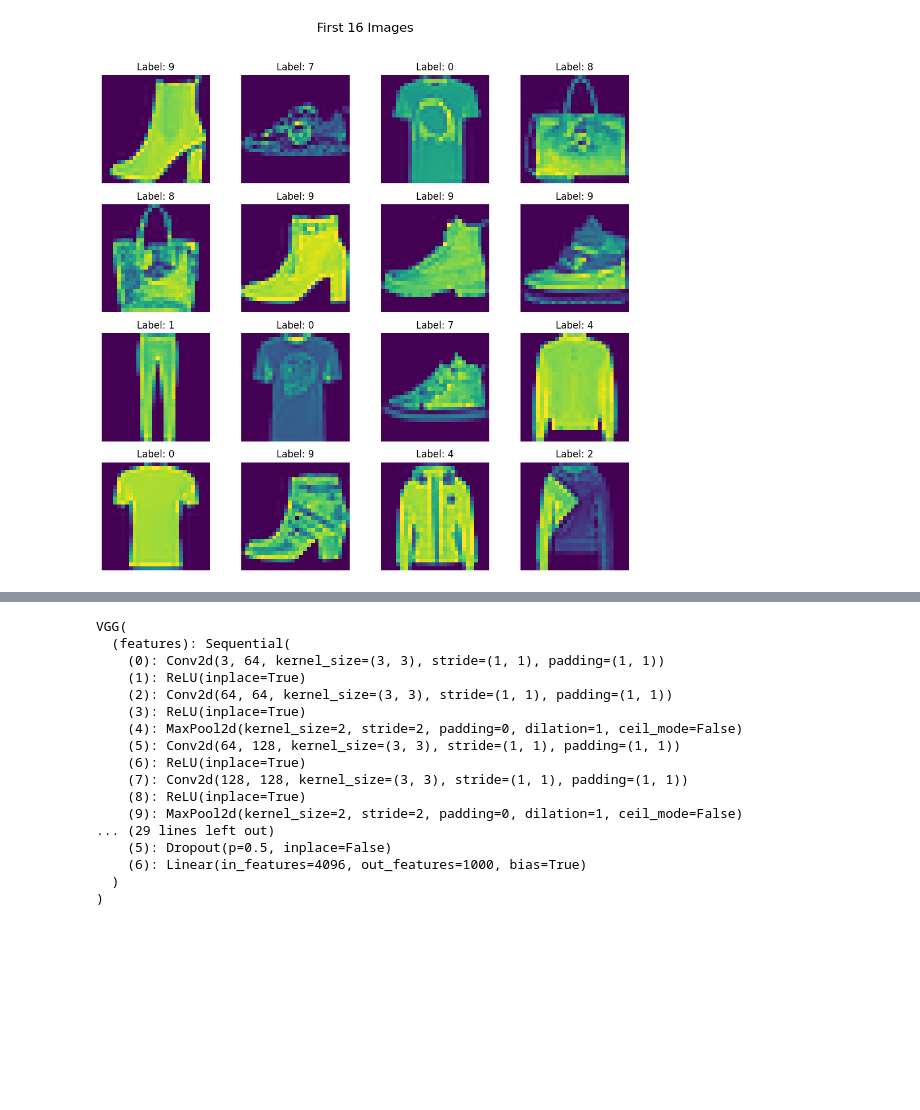
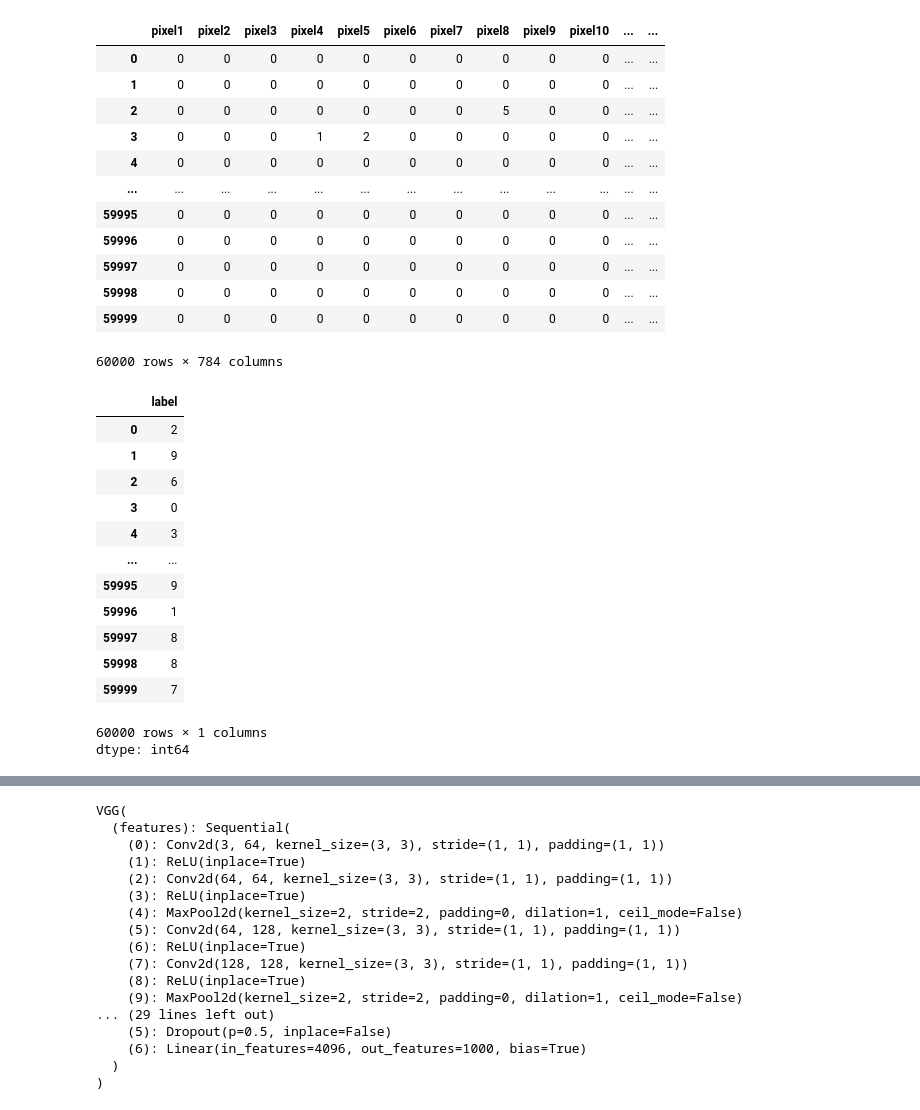
Before and after one commit to Swapn2/PyTorch, a Jupyter notebook: transfer_learning_fashion_mnist_pytorch_gpu.ipynb, the cells around one changed output, grey strips where cells are left out. Saved outputs shown, nothing was run; the diff lists cells and outputs as text; code cells hidden in the pictures; blank space fills up the shorter version.

```diff
--- a/transfer_learning_fashion_mnist_pytorch_gpu.ipynb
+++ b/transfer_learning_fashion_mnist_pytorch_gpu.ipynb
@@ -37,21 +42,3 @@ df.shape
-# %%
-# Create a 4x4 grid of images
-fig, axes = plt.subplots(4, 4, figsize=(10, 10))
-fig.suptitle("First 16 Images", fontsize=16)
-
-# Plot the first 16 images from the dataset
-for i, ax in enumerate(axes.flat):
-    img = df.iloc[i, 1:].values.reshape(28, 28)  # Reshape to 28x28
-    ax.imshow(img)  # Display in grayscale
-    ax.axis('off')  # Remove axis for a cleaner look
-    ax.set_title(f"Label: {df.iloc[i, 0]}")  # Show the label
-
-plt.tight_layout(rect=[0, 0, 1, 0.96])  # Adjust layout to fit the title
-plt.show()
-# %% [output]
-[figure, removed]
 # %%
-# train test split
-
-X = df.iloc[:, 1:].values
-y = df.iloc[:, 0].values
+x = df.iloc[:,1:]
+y = df.iloc[:,0]
@@ -69,0 +45,33 @@ custom_transform = transforms.Compose([
+# %%
+x
+# %% [output]
+|  | pixel1 | pixel2 | pixel3 | pixel4 | pixel5 | pixel6 | pixel7 | pixel8 | pixel9 | pixel10 | ... | ... |
+| 0 | 0 | 0 | 0 | 0 | 0 | 0 | 0 | 0 | 0 | 0 | ... | ... |
+| 1 | 0 | 0 | 0 | 0 | 0 | 0 | 0 | 0 | 0 | 0 | ... | ... |
+| 2 | 0 | 0 | 0 | 0 | 0 | 0 | 0 | 5 | 0 | 0 | ... | ... |
+| 3 | 0 | 0 | 0 | 1 | 2 | 0 | 0 | 0 | 0 | 0 | ... | ... |
+| 4 | 0 | 0 | 0 | 0 | 0 | 0 | 0 | 0 | 0 | 0 | ... | ... |
+| ... | ... | ... | ... | ... | ... | ... | ... | ... | ... | ... | ... | ... |
+| 59995 | 0 | 0 | 0 | 0 | 0 | 0 | 0 | 0 | 0 | 0 | ... | ... |
+| 59996 | 0 | 0 | 0 | 0 | 0 | 0 | 0 | 0 | 0 | 0 | ... | ... |
+| 59997 | 0 | 0 | 0 | 0 | 0 | 0 | 0 | 0 | 0 | 0 | ... | ... |
+| 59998 | 0 | 0 | 0 | 0 | 0 | 0 | 0 | 0 | 0 | 0 | ... | ... |
+| 59999 | 0 | 0 | 0 | 0 | 0 | 0 | 0 | 0 | 0 | 0 | ... | ... |
+60000 rows × 784 columns
+# %%
+y
+# %% [output]
+|  | label |
+| 0 | 2 |
+| 1 | 9 |
+| 2 | 6 |
+| 3 | 0 |
+| 4 | 3 |
+| ... | ... |
+| 59995 | 9 |
+| 59996 | 1 |
+| 59997 | 8 |
+| 59998 | 8 |
+| 59999 | 7 |
+60000 rows × 1 columns
+dtype: int64
```
Also changed, not shown: parts of 33 cells of this notebook.
